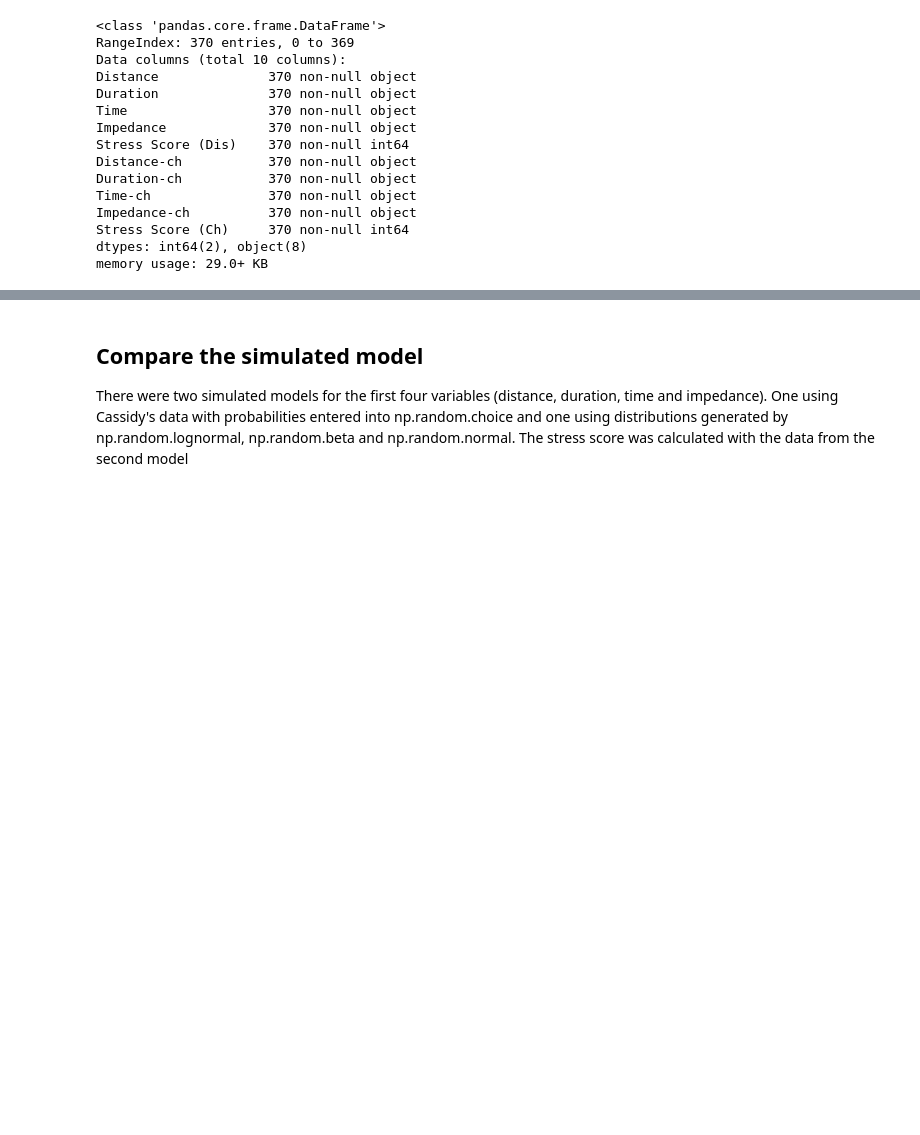
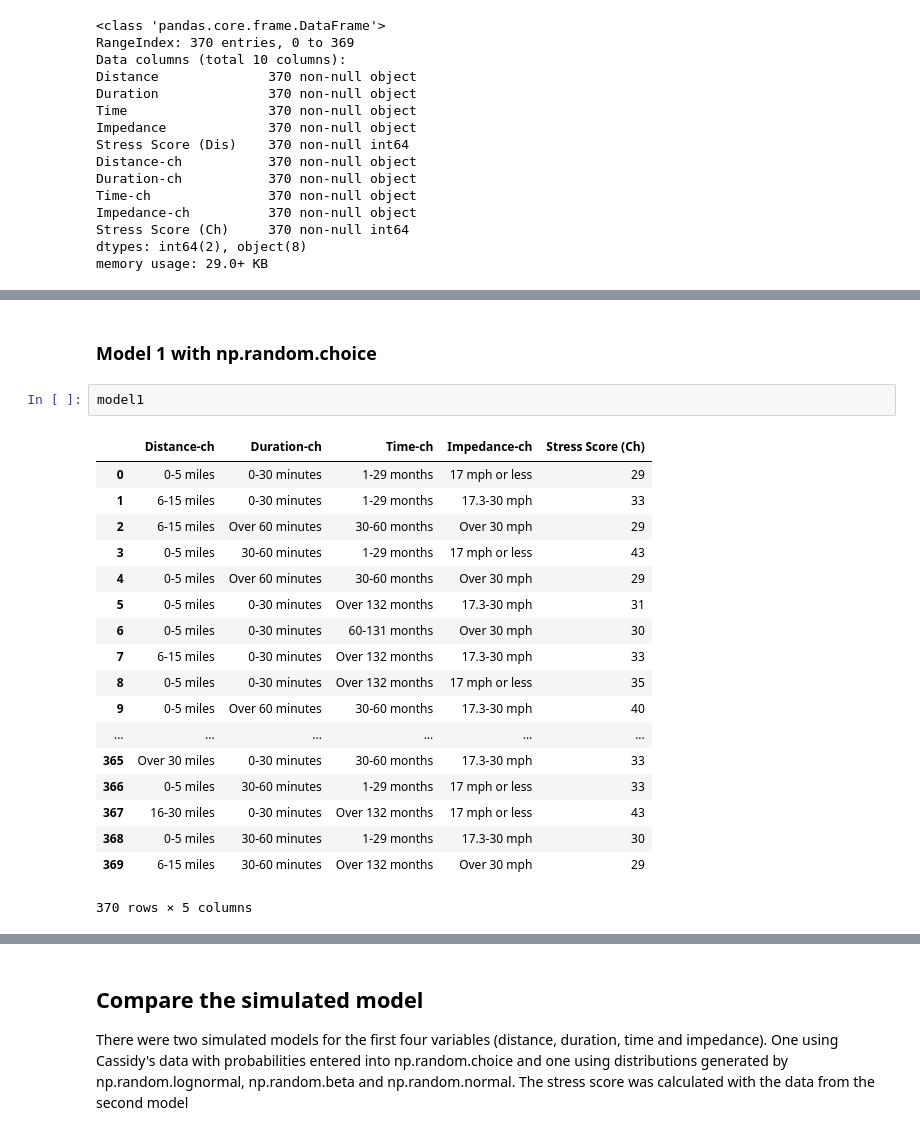
Before and after one commit to Osheah/commute-stress, a Jupyter notebook: commute-stress.ipynb, the cells around one changed output, grey strips where cells are left out. Drawn from its saved outputs; the diff is of its cells as text; blank space fills up the shorter version.

```diff
--- a/commute-stress.ipynb
+++ b/commute-stress.ipynb
@@ -2050 +2046,24 @@ Stress Score (Ch)     36
 dtype: int64
+# %% [markdown]
+### Model 1 with np.random.choice
+# %%
+model1
+# %% [output]
+|  | Distance-ch | Duration-ch | Time-ch | Impedance-ch | Stress Score (Ch) |
+| 0 | 0-5 miles | 0-30 minutes | 1-29 months | 17 mph or less | 29 |
+| 1 | 6-15 miles | 0-30 minutes | 1-29 months | 17.3-30 mph | 33 |
+| 2 | 6-15 miles | Over 60 minutes | 30-60 months | Over 30 mph | 29 |
+| 3 | 0-5 miles | 30-60 minutes | 1-29 months | 17 mph or less | 43 |
+| 4 | 0-5 miles | Over 60 minutes | 30-60 months | Over 30 mph | 29 |
+| 5 | 0-5 miles | 0-30 minutes | Over 132 months | 17.3-30 mph | 31 |
+| 6 | 0-5 miles | 0-30 minutes | 60-131 months | Over 30 mph | 30 |
+| 7 | 6-15 miles | 0-30 minutes | Over 132 months | 17.3-30 mph | 33 |
+| 8 | 0-5 miles | 0-30 minutes | Over 132 months | 17 mph or less | 35 |
+| 9 | 0-5 miles | Over 60 minutes | 30-60 months | 17.3-30 mph | 40 |
+| ... | ... | ... | ... | ... | ... |
+| 365 | Over 30 miles | 0-30 minutes | 30-60 months | 17.3-30 mph | 33 |
+| 366 | 0-5 miles | 30-60 minutes | 1-29 months | 17 mph or less | 33 |
+| 367 | 16-30 miles | 0-30 minutes | Over 132 months | 17 mph or less | 43 |
+| 368 | 0-5 miles | 30-60 minutes | 1-29 months | 17.3-30 mph | 30 |
+| 369 | 6-15 miles | 30-60 minutes | Over 132 months | Over 30 mph | 29 |
+370 rows × 5 columns
```
Also changed, not shown: parts of 112 cells of this notebook.
